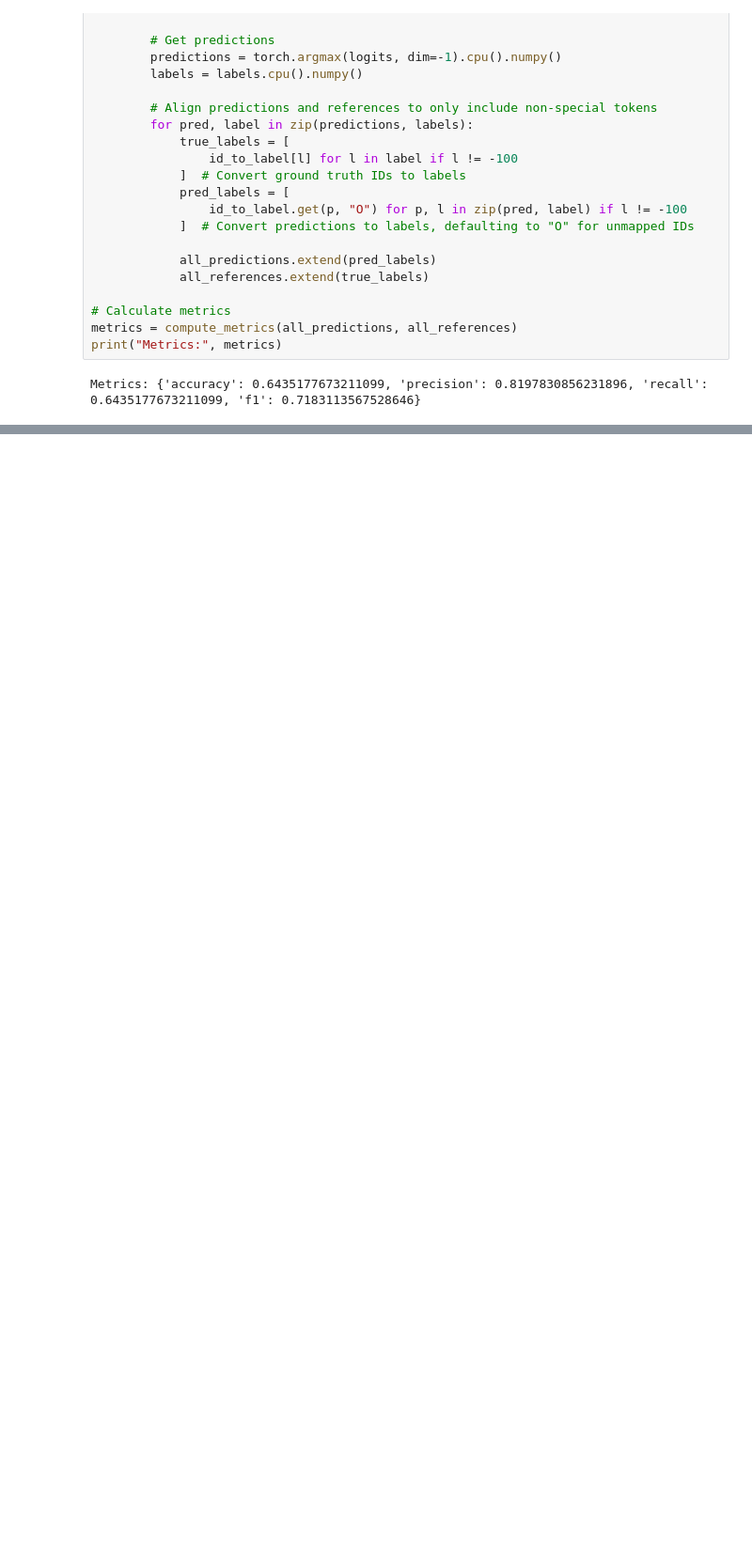
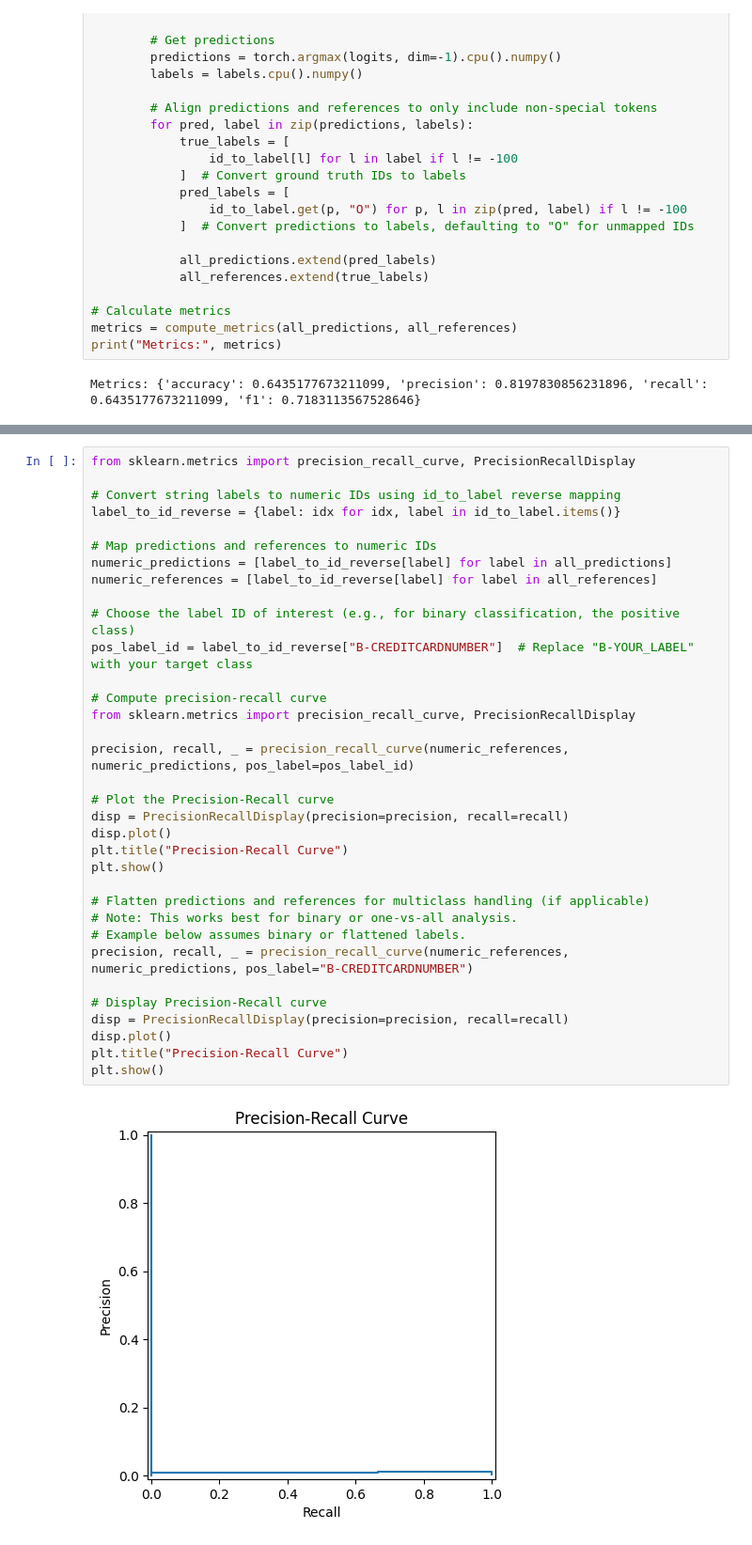
Before and after one commit to Amex2B/AmexSensitiveData, a Jupyter notebook: model/debertapii_metrics.ipynb, the cells around one changed output, grey strips where cells are left out. Shown at 94% size. Cells and saved outputs as stored; diff of their text form; blank space fills up the shorter version.

```diff
--- a/model/debertapii_metrics.ipynb
+++ b/model/debertapii_metrics.ipynb
@@ -240,0 +321,36 @@ Metrics: {'accuracy': 0.6435177673211099, 'precision': 0.8197830856231896, 'reca
+# %%
+from sklearn.metrics import precision_recall_curve, PrecisionRecallDisplay
+
+# Convert string labels to numeric IDs using id_to_label reverse mapping
+label_to_id_reverse = {label: idx for idx, label in id_to_label.items()}
+
+# Map predictions and references to numeric IDs
+numeric_predictions = [label_to_id_reverse[label] for label in all_predictions]
+numeric_references = [label_to_id_reverse[label] for label in all_references]
+
+# Choose the label ID of interest (e.g., for binary classification, the positive class)
+pos_label_id = label_to_id_reverse["B-CREDITCARDNUMBER"]  # Replace "B-YOUR_LABEL" with your target class
+
+# Compute precision-recall curve
+from sklearn.metrics import precision_recall_curve, PrecisionRecallDisplay
+
+precision, recall, _ = precision_recall_curve(numeric_references, numeric_predictions, pos_label=pos_label_id)
+
+# Plot the Precision-Recall curve
+disp = PrecisionRecallDisplay(precision=precision, recall=recall)
+disp.plot()
+plt.title("Precision-Recall Curve")
+plt.show()
+
+# Flatten predictions and references for multiclass handling (if applicable)
+# Note: This works best for binary or one-vs-all analysis.
+# Example below assumes binary or flattened labels.
+precision, recall, _ = precision_recall_curve(numeric_references, numeric_predictions, pos_label="B-CREDITCARDNUMBER")
+
+# Display Precision-Recall curve
+disp = PrecisionRecallDisplay(precision=precision, recall=recall)
+disp.plot()
+plt.title("Precision-Recall Curve")
+plt.show()
+# %% [output]
+[figure, added]
```
Also changed, not shown: parts of 7 cells of this notebook.
